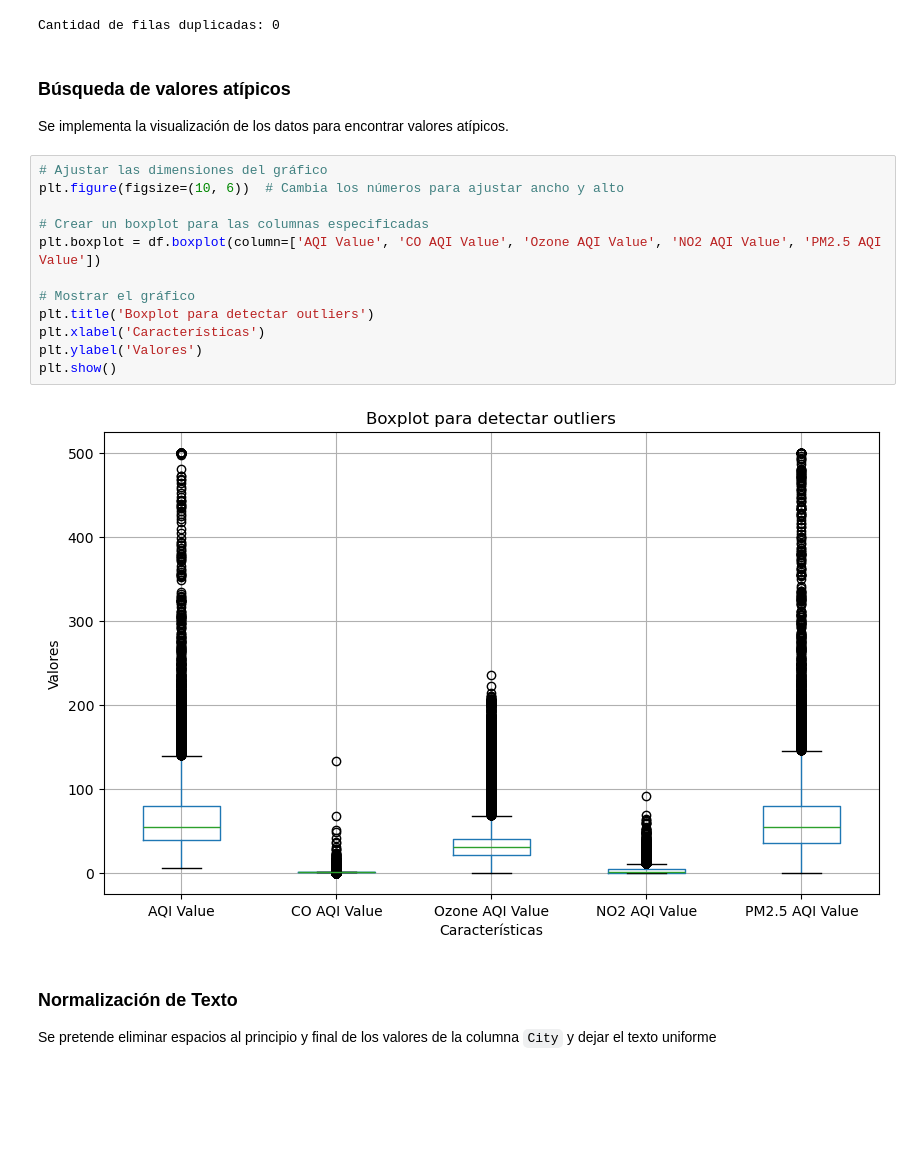
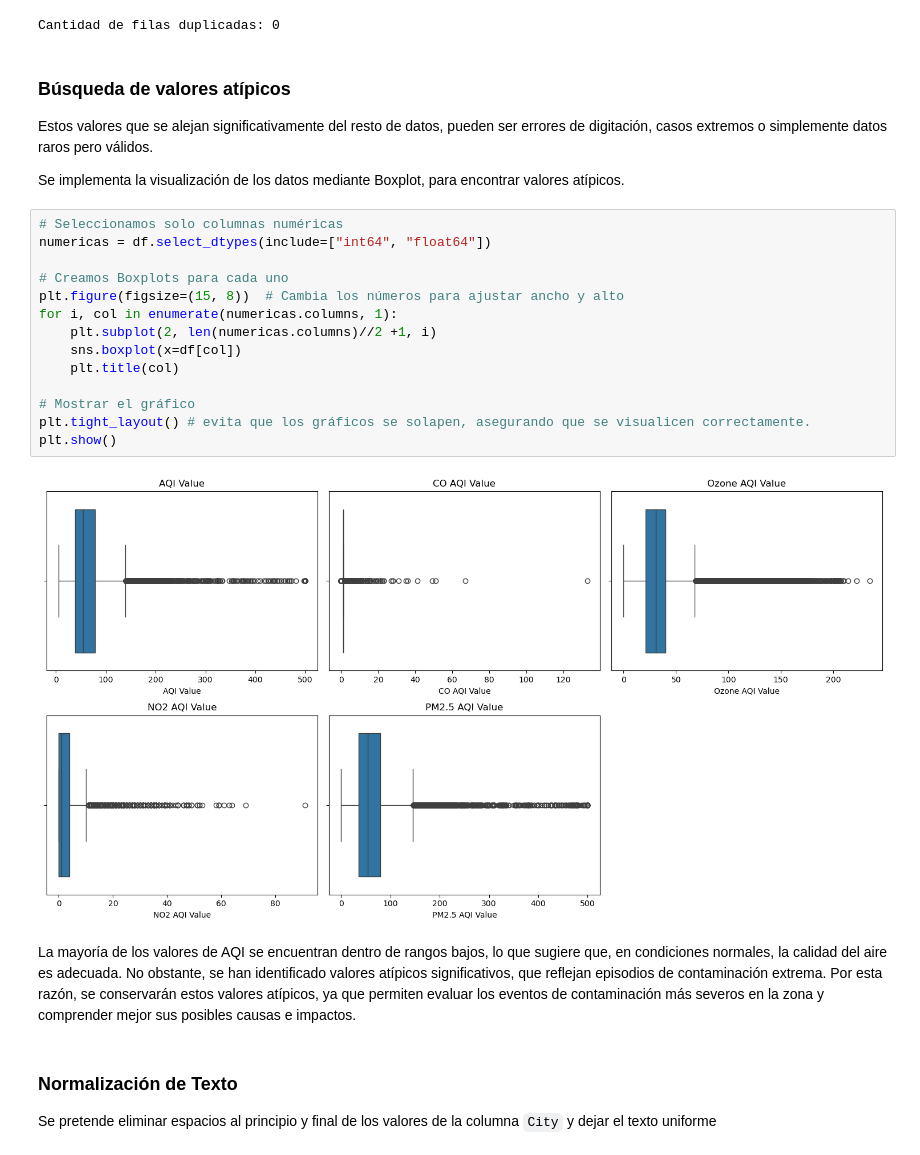
Before and after one commit to ctobar96/Global-Air-Pollution-, a Jupyter notebook: notebooks/002_Limpieza_de_Datos.ipynb, the cells around one changed output. Drawn from its saved outputs; the diff is of its cells as text; blank space fills up the shorter version.

Commit message:
Liempieza de datos, mejoramiento de valores atípicos.

```diff
--- a/notebooks/002_Limpieza_de_Datos.ipynb
+++ b/notebooks/002_Limpieza_de_Datos.ipynb
@@ -93,21 +93,27 @@ print(f'Cantidad de filas duplicadas: {df.duplicated().sum()}')
 Cantidad de filas duplicadas: 0
 # %% [markdown]
 ### Búsqueda de valores atípicos
-Se implementa la visualización de los datos para encontrar valores atípicos.
+Estos valores que se alejan significativamente del resto de datos, pueden ser errores de digitación, casos extremos o simplemente datos raros pero válidos.
+
+Se implementa la visualización de los datos mediante Boxplot, para encontrar valores atípicos.
-# %%
-# Ajustar las dimensiones del gráfico
-plt.figure(figsize=(10, 6))  # Cambia los números para ajustar ancho y alto
-
-# Crear un boxplot para las columnas especificadas
-plt.boxplot = df.boxplot(column=['AQI Value', 'CO AQI Value', 'Ozone AQI Value', 'NO2 AQI Value', 'PM2.5 AQI Value'])
-
-# Mostrar el gráfico
-plt.title('Boxplot para detectar outliers')
-plt.xlabel('Características')
-plt.ylabel('Valores')
-plt.show()
-# %% [output]
-[figure, removed]
+# %%
+# Seleccionamos solo columnas numéricas
+numericas = df.select_dtypes(include=["int64", "float64"])
+
+# Creamos Boxplots para cada uno
+plt.figure(figsize=(15, 8))  # Cambia los números para ajustar ancho y alto
+for i, col in enumerate(numericas.columns, 1):
+    plt.subplot(2, len(numericas.columns)//2 +1, i)
+    sns.boxplot(x=df[col])
+    plt.title(col)
+
+# Mostrar el gráfico
+plt.tight_layout() # evita que los gráficos se solapen, asegurando que se visualicen correctamente.
+plt.show()
+# %% [output]
+[figure, added]
+# %% [markdown]
+La mayoría de los valores de AQI se encuentran dentro de rangos bajos, lo que sugiere que, en condiciones normales, la calidad del aire es adecuada. No obstante, se han identificado valores atípicos significativos, que reflejan episodios de contaminación extrema. Por esta razón, se conservarán estos valores atípicos, ya que permiten evaluar los eventos de contaminación más severos en la zona y comprender mejor sus posibles causas e impactos.
 # %% [markdown]
 ### Normalización de Texto
 Se pretende eliminar espacios al principio y final de los valores de la columna `City` y dejar el texto uniforme
```
Also changed, not shown: parts of 2 cells of this notebook, 3 other files.
